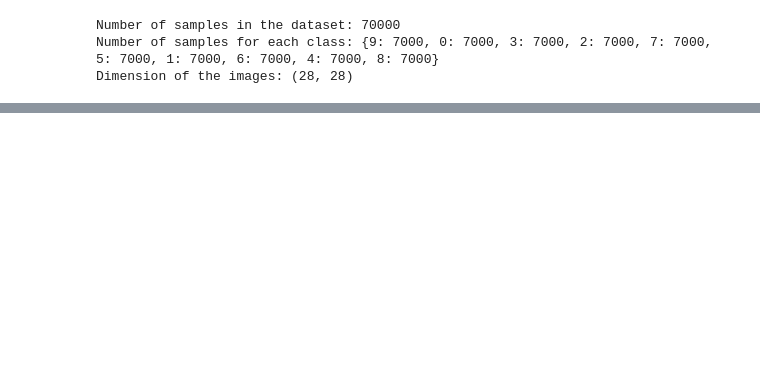
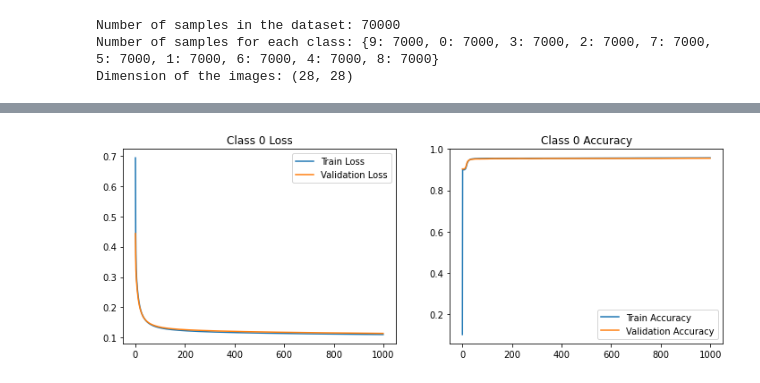
Before and after one commit to bhavyarupani/ML, a Jupyter notebook: ml.ipynb, the cells around one changed output, grey strips where cells are left out. Saved outputs shown, nothing was run; the diff lists cells and outputs as text; code cells hidden in the pictures; blank space fills up the shorter version.

```diff
--- a/ml.ipynb
+++ b/ml.ipynb
@@ -107,17 +122 @@ plt.show()
 train_images_scaled, test_images_scaled = scale_images(train_images, test_images)
-# %%
-# Plot the first 10 images from the train_images dataset
-fig, axes = plt.subplots(2, 5, figsize=(12, 6))
-for i, ax in enumerate(axes.flat):
-    ax.imshow(train_images[i], cmap='gray')
-    ax.axis('off')
-    ax.set_title(f'Label: {train_lables[i]}')
-plt.show()
-
-# Plot the first 10 images from the train_images_scalled dataset
-fig, axes = plt.subplots(2, 5, figsize=(12, 6))
-for i, ax in enumerate(axes.flat):
-    ax.imshow(train_images_scaled[i], cmap='gray')
-    ax.axis('off')
-    ax.set_title(f'Label: {train_lables[i]}')
-plt.show()
@@ -375,2 +167,0 @@ history = model.fit(X_train, y_train, batch_size=32, epochs=10, validation_data=
-# %%
-weights, bias = logistic_regression(train_images_flat, train_lables, learning_rate=0.1, num_iterations=10)
@@ -421,0 +168,68 @@ plt.show()
+# %%
+# Train one logistic regression model for each class
+models = []
+train_losses = []
+train_accuracies = []
+val_losses = []
+val_accuracies = []
+
+num_classes = 10
+
+# Assuming train_images_scaled and test_images_scaled are numpy arrays
+train_images_flat = train_images_scaled.reshape(train_images_scaled.shape[0], -1)
+test_images_flat = test_images_scaled.reshape(test_images_scaled.shape[0], -1)
+
+val_ratio = 0.2
+
+# Calculate the number of validation samples
+num_val = int(train_images_flat.shape[0] * val_ratio)
+# Shuffle the indices of the data, so the validation set is random
+indices = np.random.permutation(train_images_flat.shape[0])
+
+val_images_flat, train_images_flat = train_images_flat[indices[:num_val]], train_images_flat[indices[num_val:]]
+val_labels, train_labels = train_labels[indices[:num_val]], train_labels[indices[num_val:]]
+
+for class_label in range(num_classes):
+    # Create a binary label array for the current class
+    binary_labels_train = (train_labels == class_label).astype(int)
+    binary_labels_val = (val_labels == class_label).astype(int)
+
+    # Train the logistic regression model
+    weights, bias, train_loss, train_accuracy, val_loss, val_accuracy = logistic_regression(train_images_flat, binary_labels_train, val_images_flat, binary_labels_val)
+    models.append((weights, bias))
+    train_losses.append(train_loss)
+    train_accuracies.append(train_accuracy)
+    val_losses.append(val_loss)
+    val_accuracies.append(val_accuracy)
+
+    # Plot training loss and accuracy
+    plt.figure(figsize=(12, 4))
+    plt.subplot(1, 2, 1)
+    plt.plot(train_loss, label='Train Loss')
+    plt.plot(val_loss, label='Validation Loss')
+    plt.title('Class ' + str(class_label) + ' Loss')
+    plt.legend()
+
+    plt.subplot(1, 2, 2)
+    plt.plot(train_accuracy, label='Train Accuracy')
+    plt.plot(val_accuracy, label='Validation Accuracy')
+    plt.title('Class ' + str(class_label) + ' Accuracy')
+    plt.legend()
+
+    plt.show()
+
+    # Create a binary label array for the test set
+    binary_labels_test = (test_labels == class_label).astype(int)
+    epsilon = 1e-7  # to avoid taking log of zero
+
+    # Calculate test loss and accuracy
+    test_logits = np.dot(test_images_flat, weights) + bias
+    test_probabilities = sigmoid(test_logits)
+    test_predictions = (test_probabilities >= 0.5).astype(int)
+    test_loss = -np.mean(binary_labels_test * np.log(test_probabilities + epsilon) + (1 - binary_labels_test) * np.log(1 - test_probabilities + epsilon))
+    test_accuracy = np.mean(test_predictions == binary_labels_test)
+
+    print('Final Test Loss for Class ' + str(class_label) + ':', test_loss)
+    print('Final Test Accuracy for Class ' + str(class_label) + ':', test_accuracy)
+# %% [output]
+[figure, added]
```
Also changed, not shown: parts of 19 cells of this notebook.
